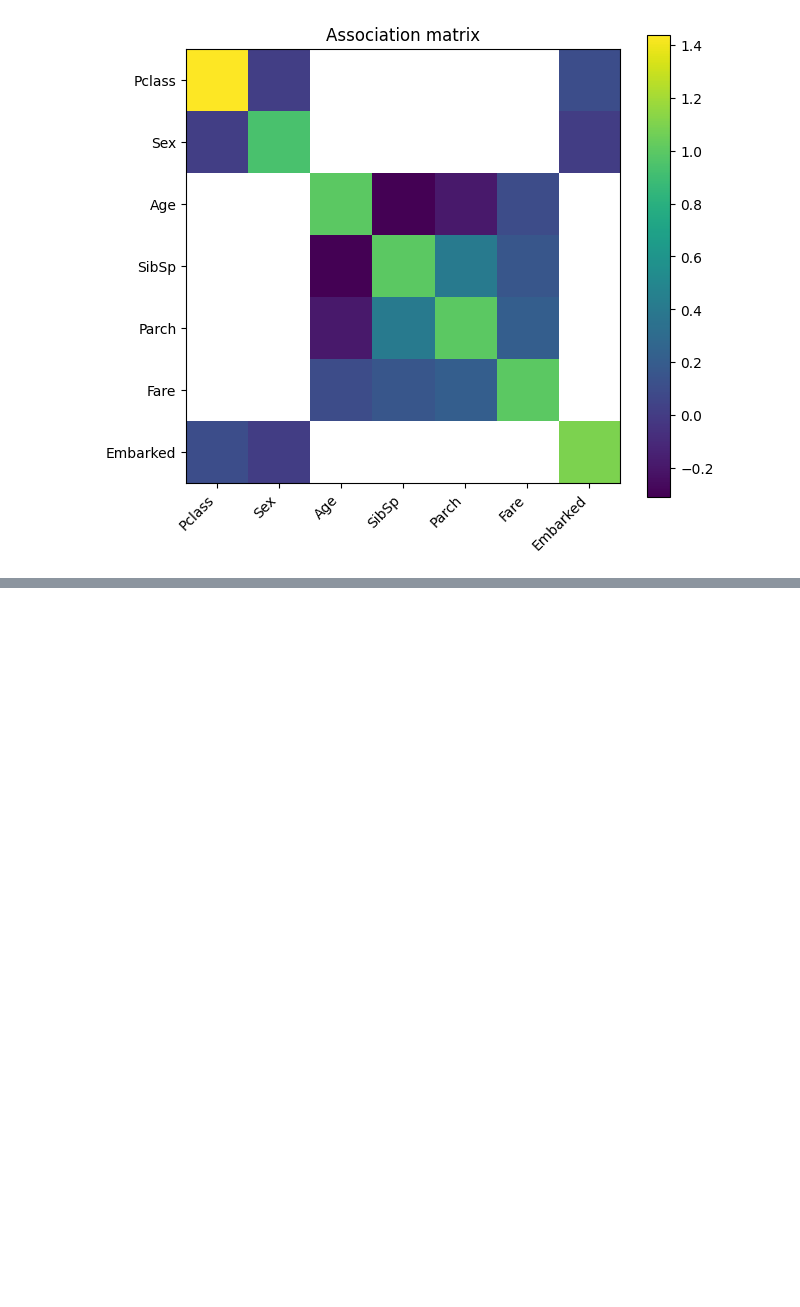
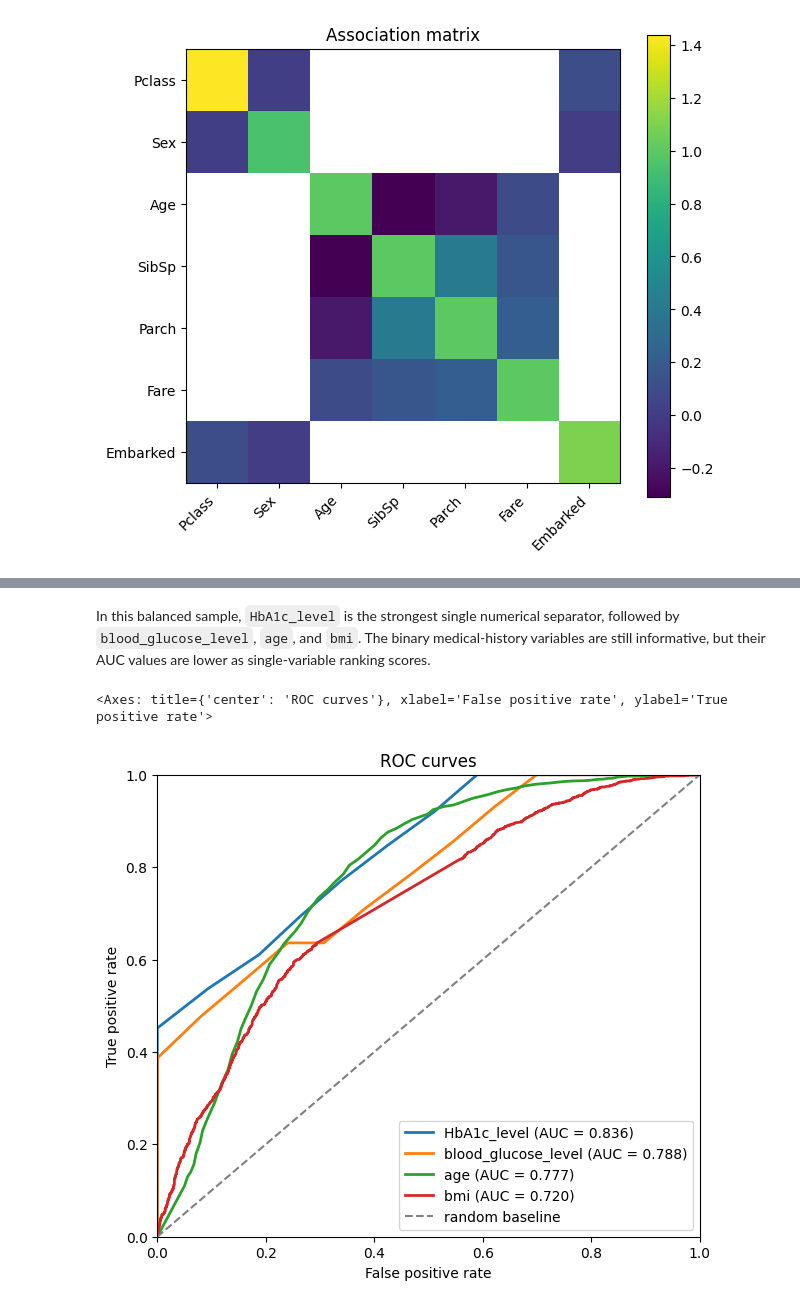
Before and after one commit to abarrenap/sme-dataprep-python, a Jupyter notebook: usage_examples.ipynb, the cells around one changed output, grey strips where cells are left out. Cells and saved outputs as stored; diff of their text form; code cells hidden in the pictures; blank space fills up the shorter version.

Commit message:
Revise examples with general workflow and diabetes analysis

```diff
--- a/usage_examples.ipynb
+++ b/usage_examples.ipynb
@@ -358,0 +322,3 @@ When the second dataset is added, repeat the same workflow in a new section: loa
+# %%
+diabetes_data = pd.read_csv("data/diabetes/diabetes_prediction_dataset.csv")
+diabetes_data.head()
@@ -358,0 +364,14 @@ When the second dataset is added, repeat the same workflow in a new section: loa
+# %%
+# The package AUC is implemented with pairwise comparisons for educational clarity.
+# To keep this example fast, we use a reproducible balanced sample.
+diabetes_sample = pd.concat(
+    [
+        diabetes_data[diabetes_data["diabetes"] == 0].sample(2000, random_state=7),
+        diabetes_data[diabetes_data["diabetes"] == 1].sample(2000, random_state=7),
+    ],
+    ignore_index=True,
+)
+
+diabetes_features = ["age", "bmi", "HbA1c_level", "blood_glucose_level", "hypertension", "heart_disease"]
+diabetes_metrics = attribute_metrics(diabetes_sample[diabetes_features + ["diabetes"]], target="diabetes", positive_class=1)
+diabetes_metrics[diabetes_metrics["metric"] == "auc"].sort_values("value", ascending=False)
@@ -358,0 +386,7 @@ When the second dataset is added, repeat the same workflow in a new section: loa
+# %% [markdown]
+In this balanced sample, `HbA1c_level` is the strongest single numerical separator, followed by `blood_glucose_level`, `age`, and `bmi`. The binary medical-history variables are still informative, but their AUC values are lower as single-variable ranking scores.
+# %%
+plot_roc_curves(diabetes_sample, target="diabetes", columns=["HbA1c_level", "blood_glucose_level", "age", "bmi"], positive_class=1)
+# %% [output]
+<Axes: title={'center': 'ROC curves'}, xlabel='False positive rate', ylabel='True positive rate'>
+[figure, added]
```
Also changed, not shown: parts of 61 cells of this notebook, 2 other files.
